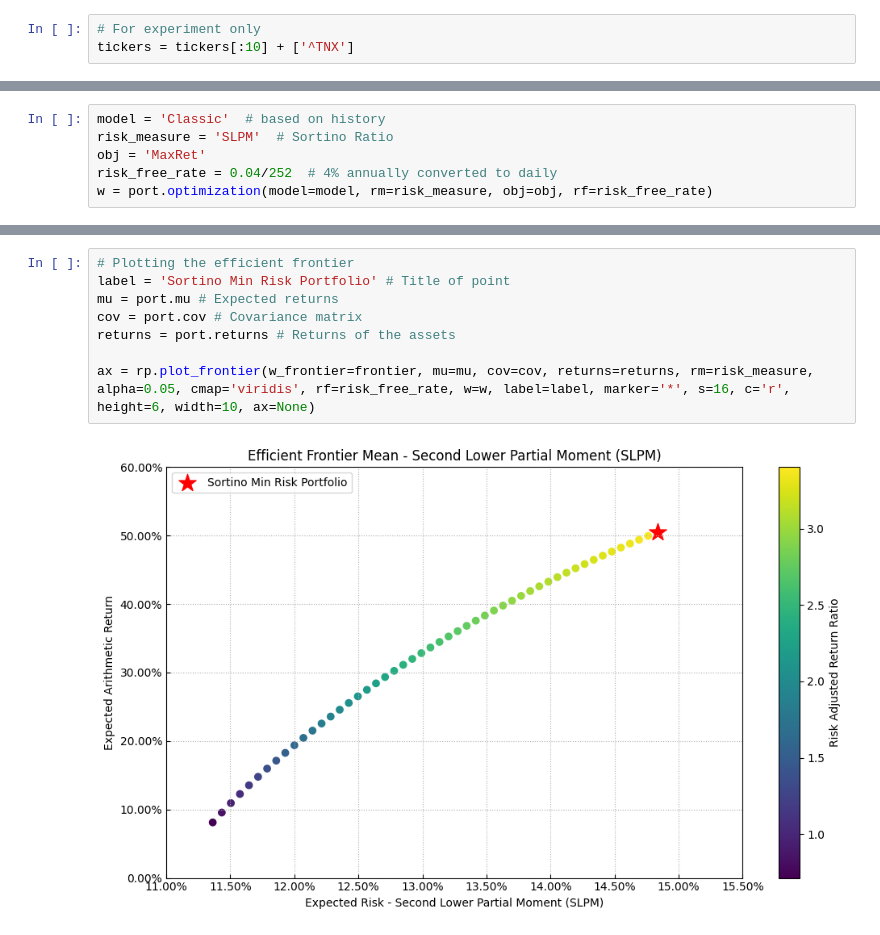
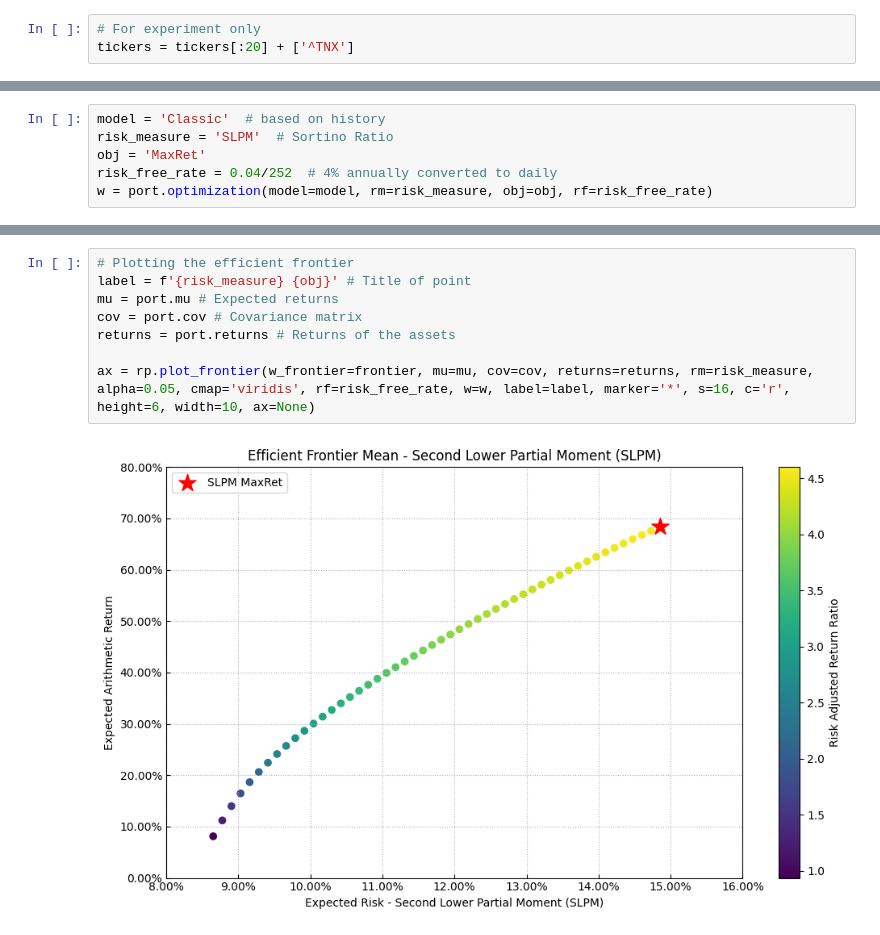
Before and after one commit to aliencaocao/wharton-comp, a Jupyter notebook: portfolio optimization.ipynb, the cells around one changed output, grey strips where cells are left out. Cells and saved outputs as stored; diff of their text form.

```diff
--- a/portfolio optimization.ipynb
+++ b/portfolio optimization.ipynb
@@ -10,7 +10,7 @@ with open('passed.txt') as f:
 tickers.append('^TNX')  # 10 year treasury yield
 # %%
 # For experiment only
-tickers = tickers[:10] + ['^TNX']
+tickers = tickers[:20] + ['^TNX']
 # %%
 def download_data_and_calc_returns(tickers, period='5y', interval='1d', prepost=False):
     if isinstance(tickers, list):
@@ -61,13 +61,13 @@ Wall time: 3.41 s
 # %%
 # Plotting the efficient frontier
-label = 'Sortino Min Risk Portfolio' # Title of point
+label = f'{risk_measure} {obj}' # Title of point
 mu = port.mu # Expected returns
 cov = port.cov # Covariance matrix
 returns = port.returns # Returns of the assets
 
 ax = rp.plot_frontier(w_frontier=frontier, mu=mu, cov=cov, returns=returns, rm=risk_measure, alpha=0.05, cmap='viridis', rf=risk_free_rate, w=w, label=label, marker='*', s=16, c='r', height=6, width=10, ax=None)
 # %% [output]
-[figure, old version]
+[figure, new version]
 # %%
 ax = rp.plot_frontier_area(w_frontier=frontier, cmap="tab20", height=6, width=10, ax=None)
 # %% [output]
```
Also changed, not shown: parts of 5 cells of this notebook, 1 other file.
